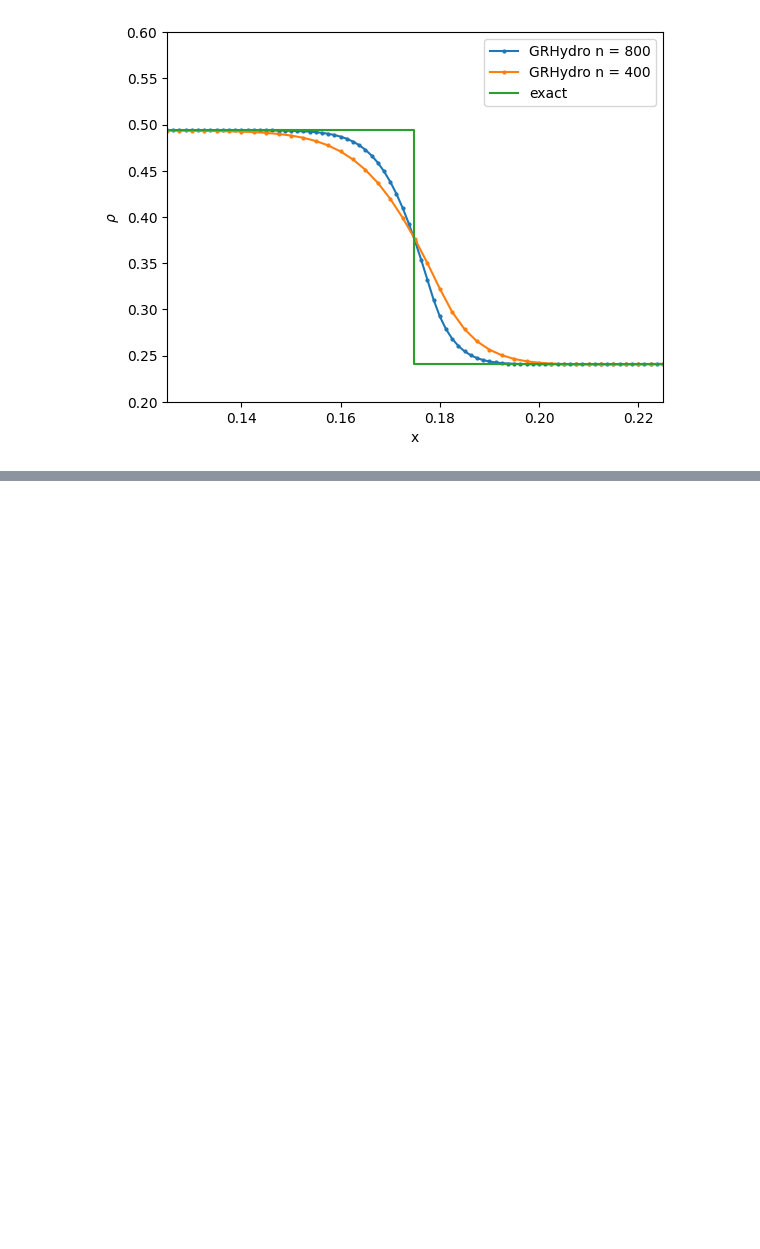
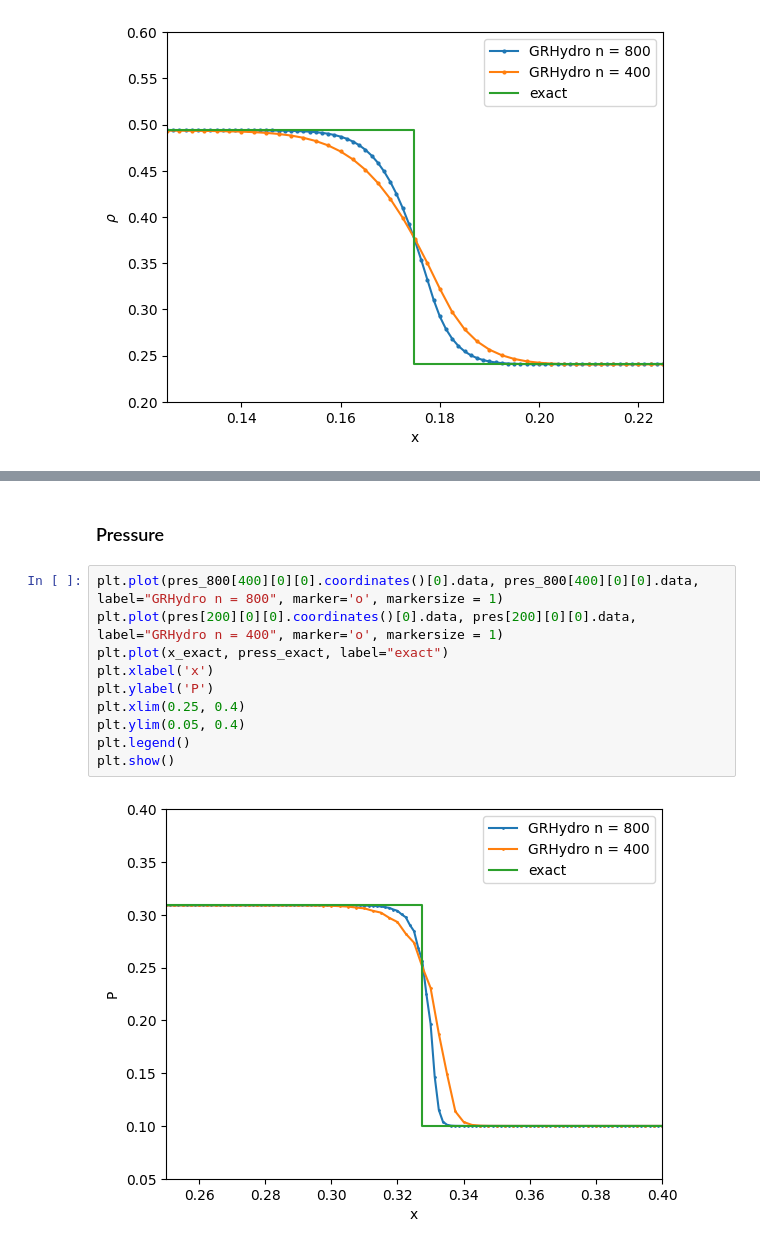
Before and after one commit to lisam10/numerical_relativity_2025, a Jupyter notebook: Einstein_Toolkit_Tutorials/ETK_1D_plots.ipynb, the cells around one changed output, grey strips where cells are left out. Cells and saved outputs as stored; diff of their text form; blank space fills up the shorter version.

```diff
--- a/Einstein_Toolkit_Tutorials/ETK_1D_plots.ipynb
+++ b/Einstein_Toolkit_Tutorials/ETK_1D_plots.ipynb
@@ -179,0 +191,14 @@ plt.show()
+# %% [markdown]
+### Pressure
+# %%
+plt.plot(pres_800[400][0][0].coordinates()[0].data, pres_800[400][0][0].data, label="GRHydro n = 800", marker='o', markersize = 1)
+plt.plot(pres[200][0][0].coordinates()[0].data, pres[200][0][0].data, label="GRHydro n = 400", marker='o', markersize = 1)
+plt.plot(x_exact, press_exact, label="exact")
+plt.xlabel('x')
+plt.ylabel('P')
+plt.xlim(0.25, 0.4)
+plt.ylim(0.05, 0.4)
+plt.legend()
+plt.show()
+# %% [output]
+[figure, added]
```
Also changed, not shown: parts of 12 cells of this notebook.
